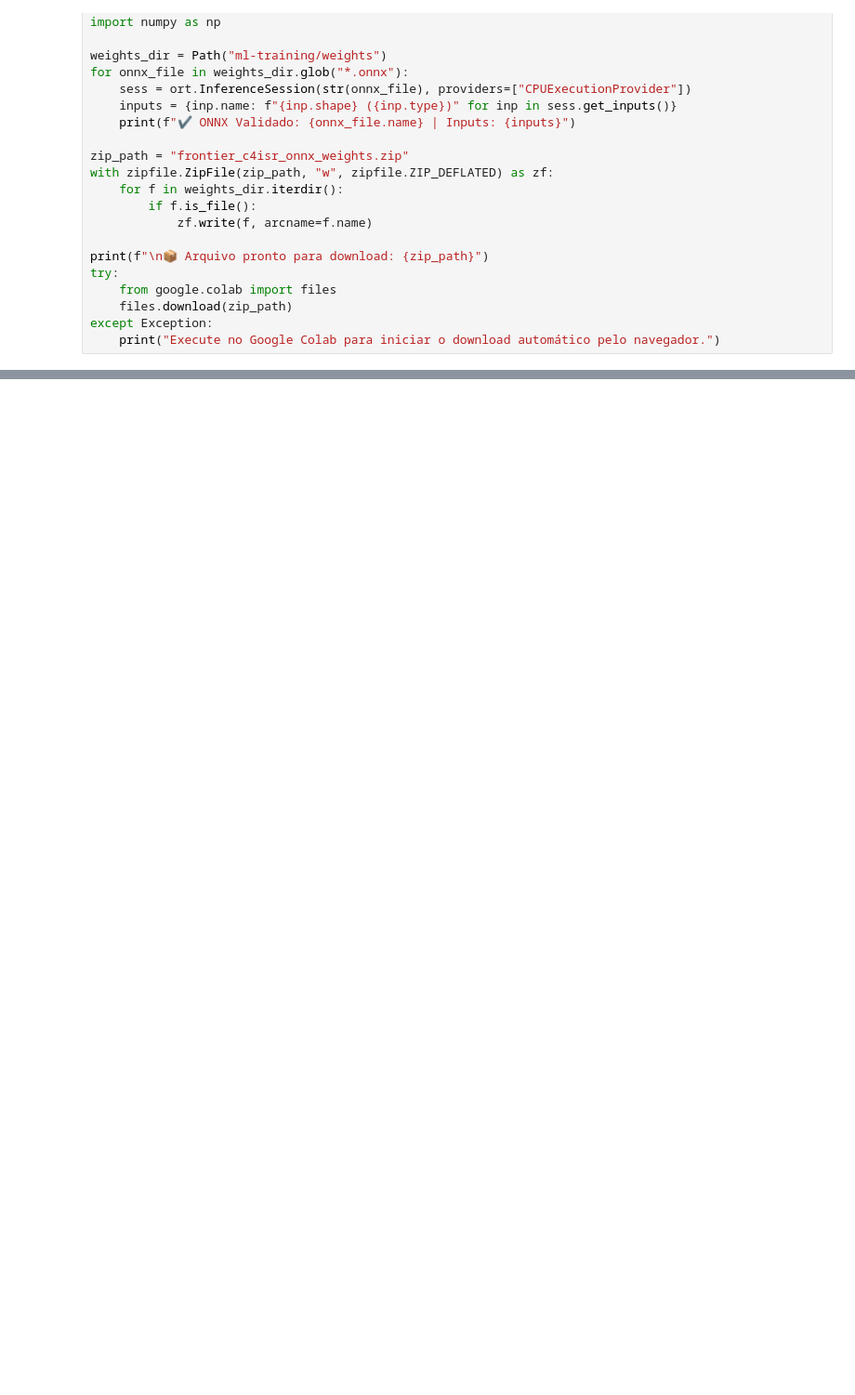
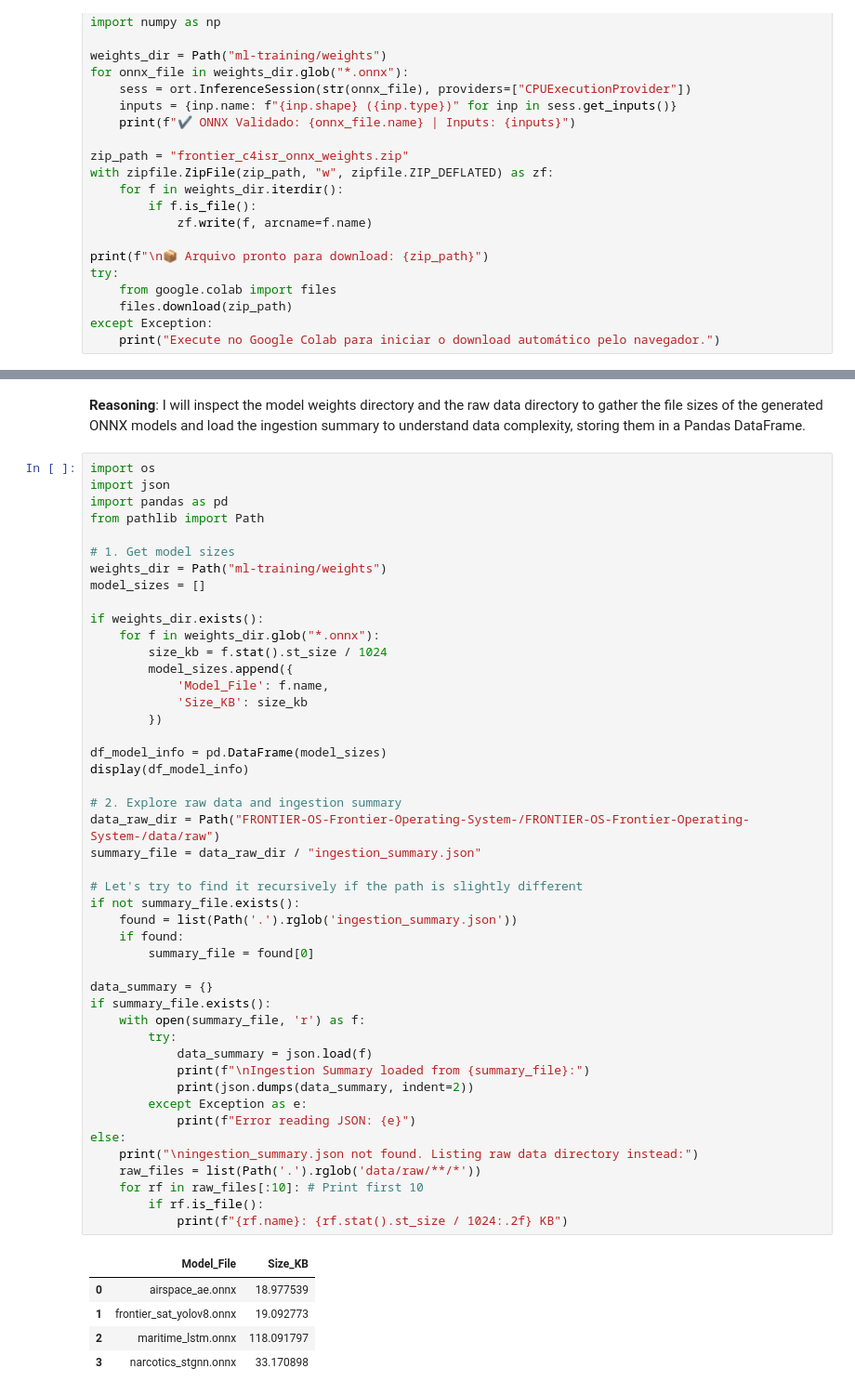
Before and after one commit to maykonlincolnusa/FRONTIER-OS-Frontier-Operating-System-, a Jupyter notebook: notebooks/colab/00_FRONTIER_C4ISR_Master_Colab_Training_Suite.ipynb, the cells around one changed output, grey strips where cells are left out. Shown at 93% size. Cells and saved outputs as stored; diff of their text form; blank space fills up the shorter version.

```diff
--- a/notebooks/colab/00_FRONTIER_C4ISR_Master_Colab_Training_Suite.ipynb
+++ b/notebooks/colab/00_FRONTIER_C4ISR_Master_Colab_Training_Suite.ipynb
@@ -126,0 +161,55 @@ except Exception:
+# %% [markdown]
+**Reasoning**:
+I will inspect the model weights directory and the raw data directory to gather the file sizes of the generated ONNX models and load the ingestion summary to understand data complexity, storing them in a Pandas DataFrame.
+# %%
+import os
+import json
+import pandas as pd
+from pathlib import Path
+
+# 1. Get model sizes
+weights_dir = Path("ml-training/weights")
+model_sizes = []
+
+if weights_dir.exists():
+    for f in weights_dir.glob("*.onnx"):
+        size_kb = f.stat().st_size / 1024
+        model_sizes.append({
+            'Model_File': f.name,
+            'Size_KB': size_kb
+        })
+
+df_model_info = pd.DataFrame(model_sizes)
+display(df_model_info)
+
+# 2. Explore raw data and ingestion summary
+data_raw_dir = Path("FRONTIER-OS-Frontier-Operating-System-/FRONTIER-OS-Frontier-Operating-System-/data/raw")
+summary_file = data_raw_dir / "ingestion_summary.json"
+
+# Let's try to find it recursively if the path is slightly different
+if not summary_file.exists():
+    found = list(Path('.').rglob('ingestion_summary.json'))
+    if found:
+        summary_file = found[0]
+
+data_summary = {}
+if summary_file.exists():
+    with open(summary_file, 'r') as f:
+        try:
+            data_summary = json.load(f)
+            print(f"\nIngestion Summary loaded from {summary_file}:")
+            print(json.dumps(data_summary, indent=2))
+        except Exception as e:
+            print(f"Error reading JSON: {e}")
+else:
+    print("\ningestion_summary.json not found. Listing raw data directory instead:")
+    raw_files = list(Path('.').rglob('data/raw/**/*'))
+    for rf in raw_files[:10]: # Print first 10
+        if rf.is_file():
+            print(f"{rf.name}: {rf.stat().st_size / 1024:.2f} KB")
+# %% [output]
+|  | Model_File | Size_KB |
+| 0 | airspace_ae.onnx | 18.977539 |
+| 1 | frontier_sat_yolov8.onnx | 19.092773 |
+| 2 | maritime_lstm.onnx | 118.091797 |
+| 3 | narcotics_stgnn.onnx | 33.170898 |
```
Also changed, not shown: parts of 12 cells of this notebook.
